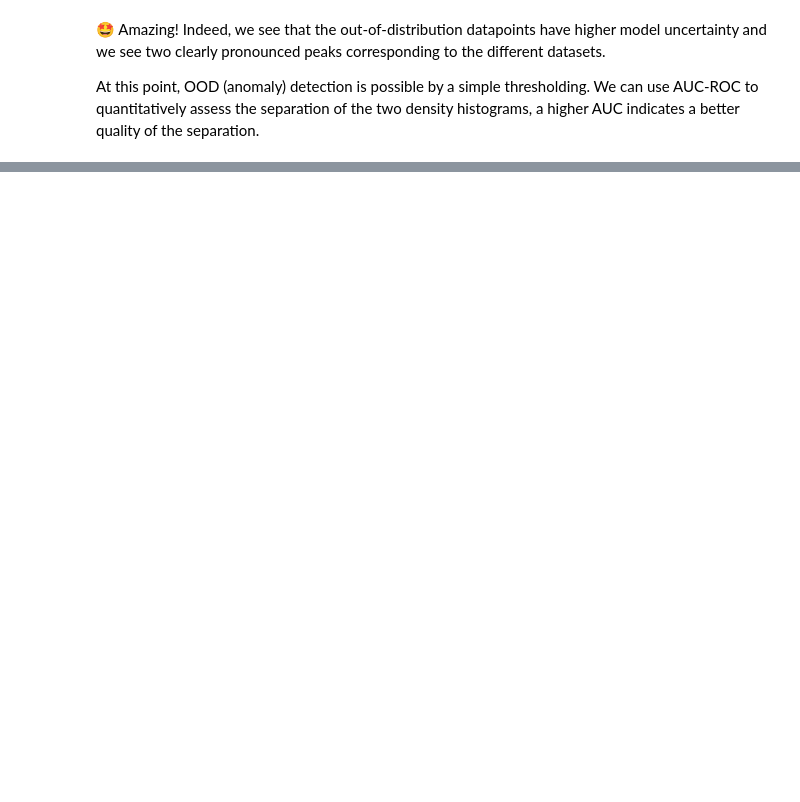
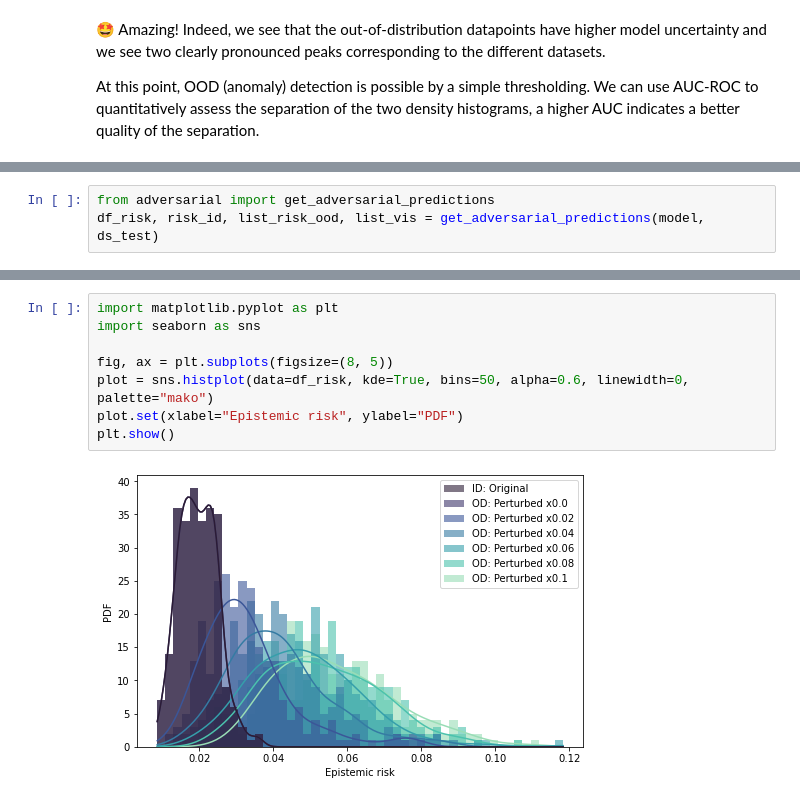
Before and after one commit to bytesroboticmx/capsaIA, a Jupyter notebook: experiments/notebooks/2._ood_detection.ipynb, the cells around one changed output, grey strips where cells are left out. Drawn from its saved outputs; the diff is of its cells as text; blank space fills up the shorter version.

```diff
--- a/experiments/notebooks/2._ood_detection.ipynb
+++ b/experiments/notebooks/2._ood_detection.ipynb
@@ -102,0 +118,3 @@ plot_roc(iid_risk, ood_risk, model.metric_name)
+# %%
+from adversarial import get_adversarial_predictions
+df_risk, risk_id, list_risk_ood, list_vis = get_adversarial_predictions(model, ds_test)
@@ -102,0 +125,10 @@ plot_roc(iid_risk, ood_risk, model.metric_name)
+# %%
+import matplotlib.pyplot as plt
+import seaborn as sns
+
+fig, ax = plt.subplots(figsize=(8, 5))
+plot = sns.histplot(data=df_risk, kde=True, bins=50, alpha=0.6, linewidth=0, palette="mako")
+plot.set(xlabel="Epistemic risk", ylabel="PDF")
+plt.show()
+# %% [output]
+[figure, added]
```
Also changed, not shown: parts of 14 cells of this notebook, 2 other files.
